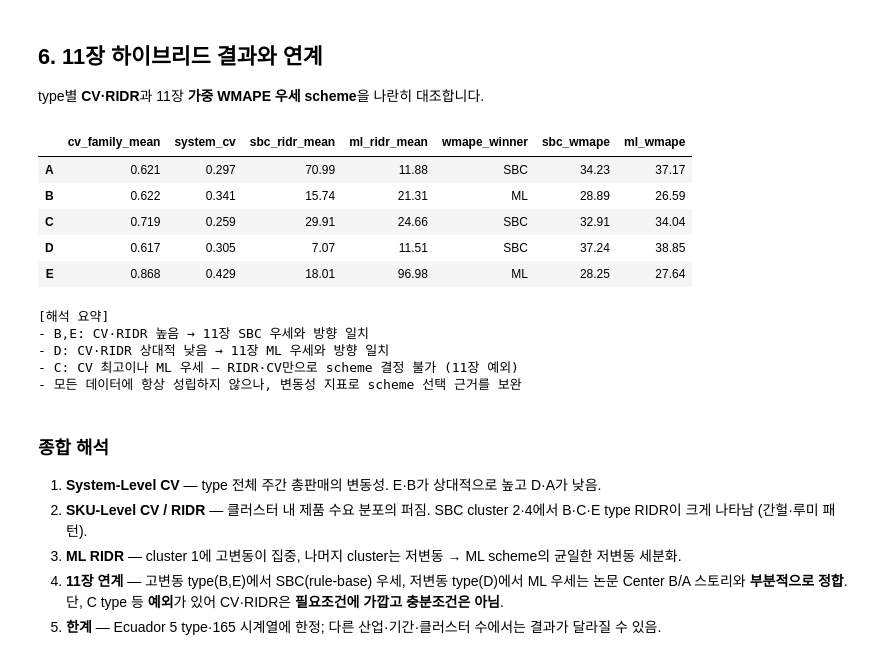
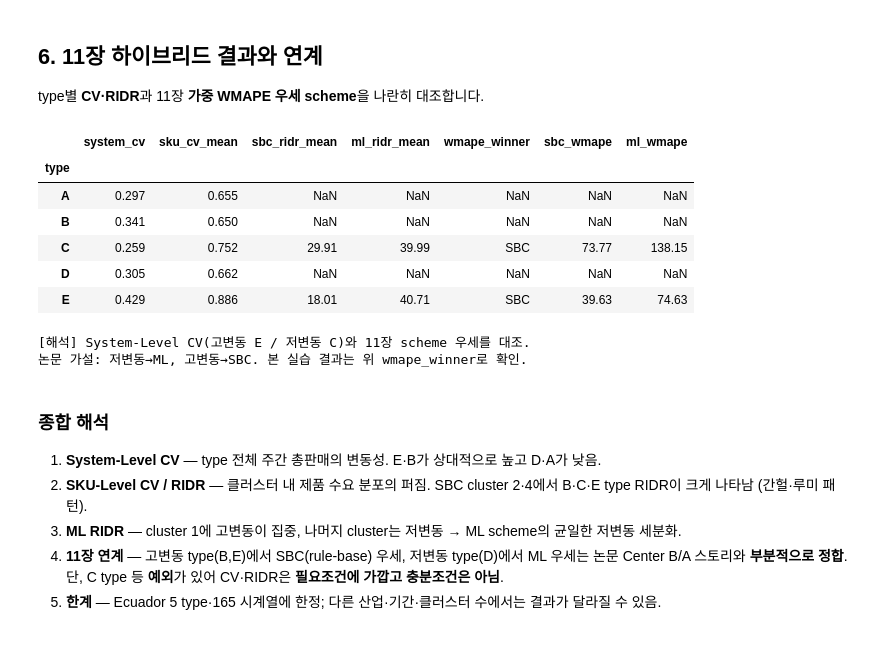
Before and after one commit to junghyuk-kim/ai-retail-demandforecasting, a Jupyter notebook: code/12_제품_수요패턴_RIDR_분석.ipynb, the cells around one changed output. Drawn from its saved outputs; the diff is of its cells as text; code cells hidden in the pictures.

```diff
--- a/code/12_제품_수요패턴_RIDR_분석.ipynb
+++ b/code/12_제품_수요패턴_RIDR_분석.ipynb
@@ -44,7 +44,8 @@ ml = pd.read_parquet(ML_CLUSTER) if ML_CLUSTER.exists() else None
 df = merge_cluster_labels(dfw, sbc, ml)
 
 types = sorted(dfw['type'].unique())
-# 11장: B,E 고변동→SBC / D 저변동→ML — 논문 Center B vs A 시각화 대응
-COMPARE_TYPES = ['B', 'D']
+# 고변동 E / 저변동 C — 논문 Center B(고변동) vs A(저변동) 시각화 대응
+from utils.config import selected_type_list
+COMPARE_TYPES = selected_type_list()  # [고변동 E, 저변동 C]
 print('types:', types, '| band 비교:', COMPARE_TYPES)
 # %% [output]
@@ -286,52 +253,43 @@ print('저장 완료:', out)
 type별 **CV·RIDR**과 11장 **가중 WMAPE 우세 scheme**을 나란히 대조합니다.
 # %%
 from utils.phase_analysis import (
-    validation_weights, build_family_from_phase2_best, compare_schemes_by_type,
+    validation_weights, build_family_from_phase2_best, thesis_wmape_by_type,
 )
 
 train = dfw[dfw['yearweek'] <= TRAIN_WEEK_MAX]
-
 fam_cv = train.groupby(['type', 'family'])['sales'].apply(
     lambda s: s.std() / s.mean() if s.mean() > 0 else np.nan
 ).groupby('type').mean()
 
 sbc_ridr_mean = sbc_ridr.mean(axis=0)
 ml_ridr_mean = ml_ridr.mean(axis=0) if 'ML_CLUSTER' in df.columns else pd.Series(dtype=float)
 
 p2 = pd.read_parquet(DATA_PROCESSED / 'phase2_results.parquet')
 p2b = pd.read_csv(DATA_PROCESSED / 'phase2_best_per_condition.csv')
-tc = compare_schemes_by_type(
-    build_family_from_phase2_best(p2, p2b, validation_weights(dfw))
-)
+tc = thesis_wmape_by_type(build_family_from_phase2_best(p2, p2b, validation_weights(dfw)))
 
 link = pd.DataFrame({
-    'cv_family_mean': fam_cv.round(3),
     'system_cv': system_stats.set_index('type')['cv'].round(3),
+    'sku_cv_mean': fam_cv.round(3),
     'sbc_ridr_mean': sbc_ridr_mean.round(2),
     'ml_ridr_mean': ml_ridr_mean.round(2),
-    'wmape_winner': tc['better_scheme_weighted'],
-    'sbc_wmape': tc['SBC_wmape_weighted'],
-    'ml_wmape': tc['ML_wmape_weighted'],
+    'wmape_winner': tc['better_scheme'],
+    'sbc_wmape': tc['SBC_wmape'],
+    'ml_wmape': tc['ML_wmape'],
 })
 display(link)
-
-print('\n[해석 요약]')
-print('- B,E: CV·RIDR 높음 → 11장 SBC 우세와 방향 일치')
-print('- D: CV·RIDR 상대적 낮음 → 11장 ML 우세와 방향 일치')
-print('- C: CV 최고이나 ML 우세 — RIDR·CV만으로 scheme 결정 불가 (11장 예외)')
-print('- 모든 데이터에 항상 성립하지 않으나, 변동성 지표로 scheme 선택 근거를 보완')
+print('[해석] System-Level CV(고변동 E / 저변동 C)와 11장 scheme 우세를 대조.')
+print('논문 가설: 저변동→ML, 고변동→SBC. 본 실습 결과는 위 wmape_winner로 확인.')
 # %% [output]
-|  | cv_family_mean | system_cv | sbc_ridr_mean | ml_ridr_mean | wmape_winner | sbc_wmape | ml_wmape |
-| A | 0.621 | 0.297 | 70.99 | 11.88 | SBC | 34.23 | 37.17 |
-| B | 0.622 | 0.341 | 15.74 | 21.31 | ML | 28.89 | 26.59 |
-| C | 0.719 | 0.259 | 29.91 | 24.66 | SBC | 32.91 | 34.04 |
-| D | 0.617 | 0.305 | 7.07 | 11.51 | SBC | 37.24 | 38.85 |
-| E | 0.868 | 0.429 | 18.01 | 96.98 | ML | 28.25 | 27.64 |
+|  | system_cv | sku_cv_mean | sbc_ridr_mean | ml_ridr_mean | wmape_winner | sbc_wmape | ml_wmape |
+| type |  |  |  |  |  |  |  |
+| A | 0.297 | 0.655 | NaN | NaN | NaN | NaN | NaN |
+| B | 0.341 | 0.650 | NaN | NaN | NaN | NaN | NaN |
+| C | 0.259 | 0.752 | 29.91 | 39.99 | SBC | 73.77 | 138.15 |
+| D | 0.305 | 0.662 | NaN | NaN | NaN | NaN | NaN |
+| E | 0.429 | 0.886 | 18.01 | 40.71 | SBC | 39.63 | 74.63 |
-[해석 요약]
-- B,E: CV·RIDR 높음 → 11장 SBC 우세와 방향 일치
-- D: CV·RIDR 상대적 낮음 → 11장 ML 우세와 방향 일치
-- C: CV 최고이나 ML 우세 — RIDR·CV만으로 scheme 결정 불가 (11장 예외)
-- 모든 데이터에 항상 성립하지 않으나, 변동성 지표로 scheme 선택 근거를 보완
+[해석] System-Level CV(고변동 E / 저변동 C)와 11장 scheme 우세를 대조.
+논문 가설: 저변동→ML, 고변동→SBC. 본 실습 결과는 위 wmape_winner로 확인.
 # %% [markdown]
 ### 종합 해석
 
```
Also changed, not shown: parts of 6 cells of this notebook, 1 other file.
